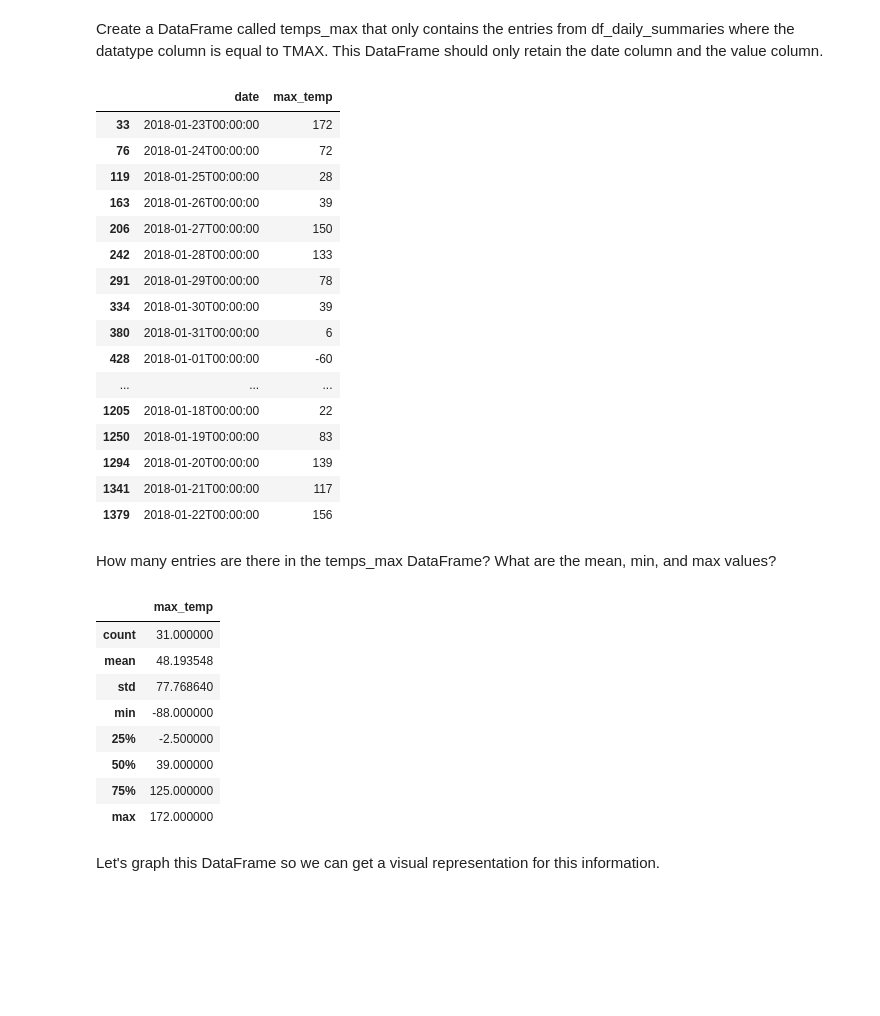
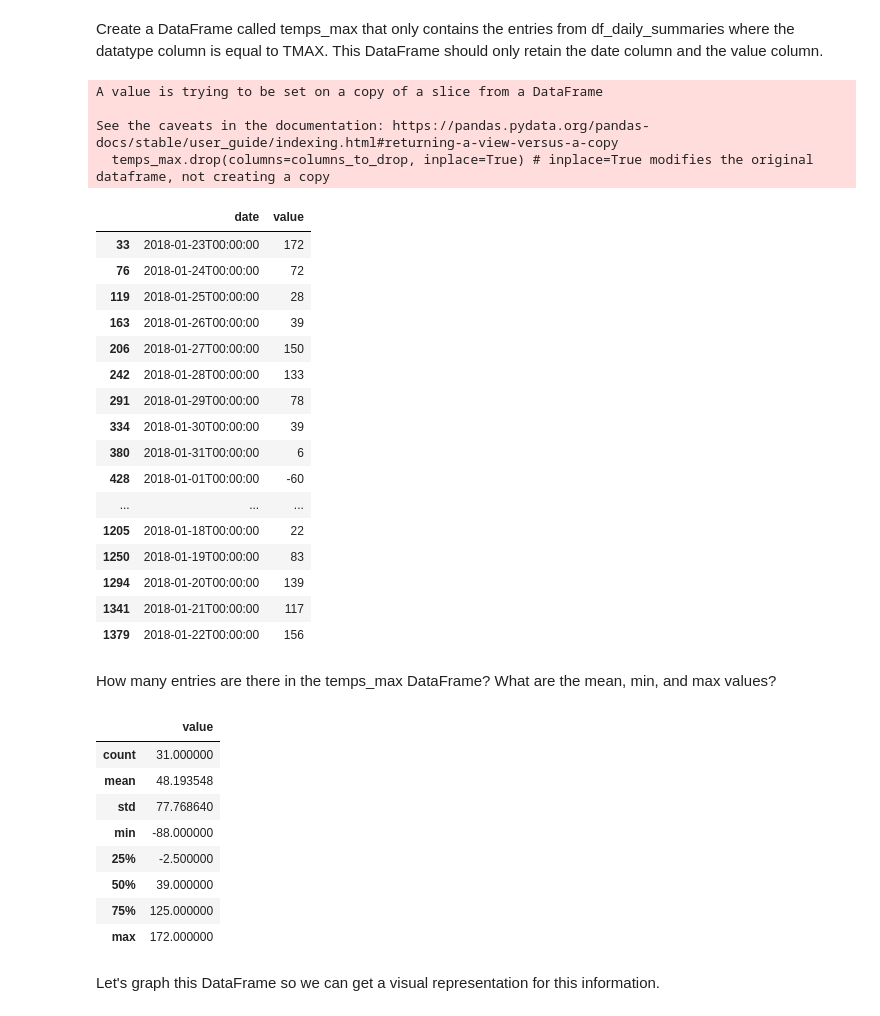
Before and after one commit to KunleAdeyanju/DataEngineering.Labs.NOAADailySummaries, a Jupyter notebook: loading_and_graphing_daily_summaries.ipynb, the cells around one changed output. Drawn from its saved outputs; the diff is of its cells as text; code cells hidden in the pictures; blank space fills up the shorter version.

```diff
--- a/loading_and_graphing_daily_summaries.ipynb
+++ b/loading_and_graphing_daily_summaries.ipynb
@@ -39,12 +39,16 @@ Create a DataFrame called temps_max that only contains the entries from df_daily
 # %%
 # create a new dataframe with only the TMAX data
 temps_max = summaries_df[summaries_df['datatype'] == 'TMAX']
-temps_max = temps_max.rename(columns={'value': 'max_temp'}) # next time don't do this
+#temps_max = temps_max.rename(columns={'value': 'max_temp'}) # next time don't do this
 columns_to_drop = ['station', 'attributes', 'source', 'datatype']
 temps_max.drop(columns=columns_to_drop, inplace=True) # inplace=True modifies the original dataframe, not creating a copy
 temps_max
 # %% [output]
+A value is trying to be set on a copy of a slice from a DataFrame
+
+See the caveats in the documentation: https://pandas.pydata.org/pandas-docs/stable/user_guide/indexing.html#returning-a-view-versus-a-copy
+  temps_max.drop(columns=columns_to_drop, inplace=True) # inplace=True modifies the original dataframe, not creating a copy
-|  | date | max_temp |
+|  | date | value |
 | 33 | 2018-01-23T00:00:00 | 172 |
 | 76 | 2018-01-24T00:00:00 | 72 |
 | 119 | 2018-01-25T00:00:00 | 28 |
@@ -67,7 +71,7 @@ How many entries are there in the temps_max DataFrame? What are the mean, min, a
 # using describe() to get a summary of the max_temp column
 temps_max.describe()
 # %% [output]
-|  | max_temp |
+|  | value |
 | count | 31.000000 |
 | mean | 48.193548 |
 | std | 77.768640 |
```
Also changed, not shown: parts of 10 cells of this notebook.
